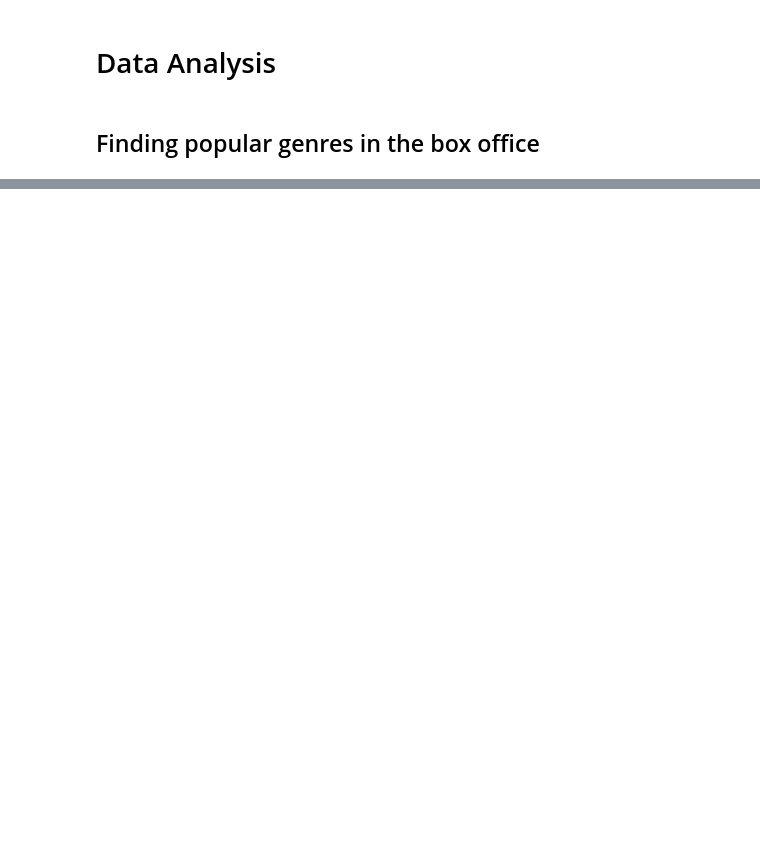
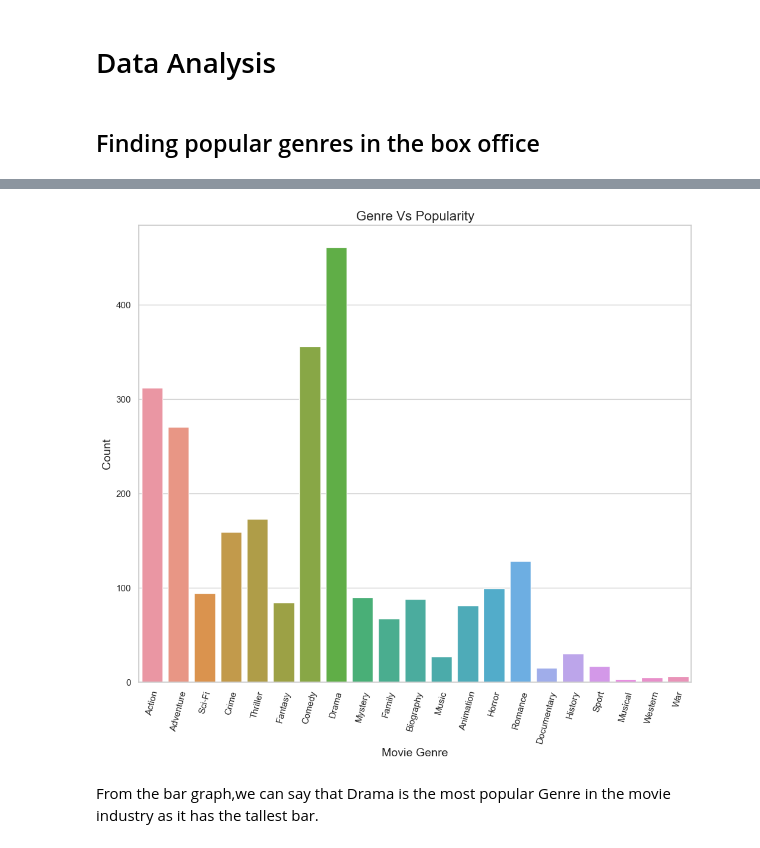
Before and after one commit to SirIan71/Movie-Data-Analysis, a Jupyter notebook: student.ipynb, the cells around one changed output, grey strips where cells are left out. Saved outputs shown, nothing was run; the diff lists cells and outputs as text; code cells hidden in the pictures; blank space fills up the shorter version.

Commit message:
data visuals

```diff
--- a/student.ipynb
+++ b/student.ipynb
@@ -552,0 +675,6 @@ KeyError: ''
+# %%
+# accessing all genre elements in the rows
+
+top_genres_list = [genre_ for element in top_genres  for genre_ in element]
+
+top_genres_list
@@ -552,0 +699,15 @@ KeyError: ''
+# %%
+# get the unique genres
+
+unique_genres = []
+
+for genre_ in top_genres_list:
+    if genre_ not in unique_genres:
+        unique_genres.append(genre_)
+
+# count the number of times the unique genre appeared.
+#import Counter
+from collections import Counter
+
+count_1 = Counter(top_genres_list)
+count_1
@@ -552,0 +732,28 @@ KeyError: ''
+# %%
+# separating the genres and the count
+
+genre = []
+count = []
+
+for key, values in count_1.items():
+    genre.append(key)
+    count.append(values)
+# %%
+# plotting the data above
+fig, ax = plt.subplots(figsize=(12,10))
+
+x = genre
+y = count
+
+ax = sns.barplot(x = x, y = y, ax = ax)
+
+ax.set_title('Genre Vs Popularity', fontsize=16)
+ax.set_xlabel("Movie Genre",fontsize=14)
+ax.set_ylabel("Count", fontsize=14);
+
+ax.set_xticklabels(labels = x, rotation = 75)
+fig.savefig('Genres Vs Popularity.png');
+# %% [output]
+[figure, added]
+# %% [markdown]
+From the bar graph,we can say that Drama is the most popular Genre in the movie industry as it has the tallest bar.
```
Also changed, not shown: parts of 23 cells of this notebook.
